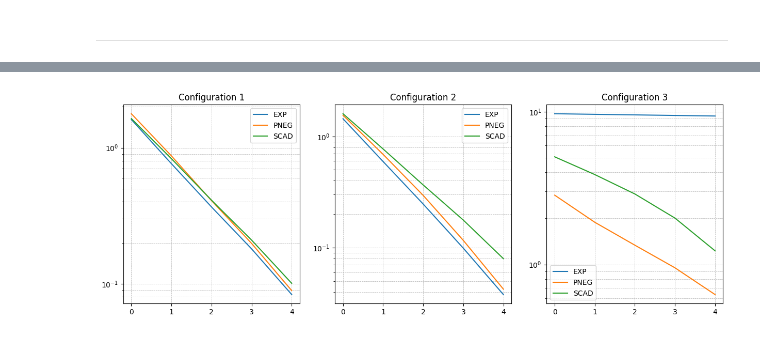
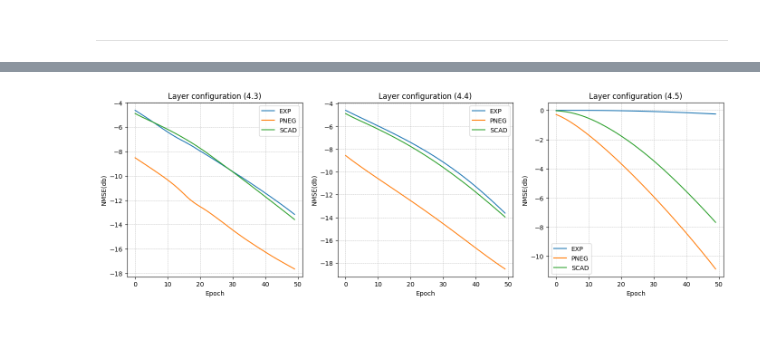
Before and after one commit to LeoDiNino97/NonconvexSparseLearningUnrolledSCA, a Jupyter notebook: experiments/ablation_L2O_DCISTA/Ablation_study.ipynb, the cells around one changed output, grey strips where cells are left out. Cells and saved outputs as stored; diff of their text form; code cells hidden in the pictures.

```diff
--- a/experiments/ablation_L2O_DCISTA/Ablation_study.ipynb
+++ b/experiments/ablation_L2O_DCISTA/Ablation_study.ipynb
@@ -398,7 +457,7 @@ test_losses = {
 
 inference_errs = {
     c: {
-        m: np.zeros((SIMS, experiment_2['LAYERS']))
+        m: torch.zeros((SIMS, experiment_2['LAYERS']))
         for m in modes}
     for c in confs
 }
@@ -441,7 +500,7 @@ for m in tqdm(range(SIMS)):
 
             model = NCS_Net(torch.clone(A_), mode, conf, lambd = 1, T = experiment_2['LAYERS'])
             test_losses[conf][mode][m,:] = train(model, train_set, test_set, num_epochs=global_params['NUM_EPOCHS'], verbose=False)
-            inference_errs[conf][mode][m,:] = INFERENCE(model, test_set)
+            inference_errs[conf][mode][m,:] = model.compute_nmse_inference(test_set)
 # %%
 with open('test_loss_experiment_2.pkl', 'wb') as handle:
     pickle.dump(test_losses, handle, protocol=pickle.HIGHEST_PROTOCOL)
@@ -531,14 +596,14 @@ with open('inference_errs_experiment_2.pkl', 'rb') as file:
 # %%
-fig, axes = plt.subplots(1, 3, figsize=(15, 5))
+fig, axes = plt.subplots(1, 3, figsize=(17, 5))
 
 for c in confs:
 
     for m in modes:
-        axes[c-1].set_title(f"Configuration {c}")
+        axes[c-1].set_title(f"Layer configuration (4.{c+2})")
         axes[c-1].plot(np.mean(test_loss_experiment_1[c][m][~np.isnan(test_loss_experiment_1[c][m]).any(axis=1)], axis = 0), label = f'{m}')
         axes[c-1].legend()
+        axes[c-1].grid(True, which="both", ls="--", linewidth=0.5)
 
-        axes[c-1].legend()
-        axes[c-1].set_yscale('log')
-        axes[c-1].grid(True, which="both", ls="--", linewidth=0.5)
+        axes[c-1].set_ylabel('NMSE(db)')
+        axes[c-1].set_xlabel('Epoch')
 # %% [output]
@@ -545,0 +611,16 @@ for c in confs:
+# %%
+fig, axes = plt.subplots(1, 3, figsize=(17, 5))
+
+for c in confs:
+
+    for m in modes:
+
+        axes[c-1].set_title(f"Layer configuration (4.{c+2})")
+        axes[c-1].plot(torch.mean(inference_errs_experiment_1[c][m][~np.isnan(inference_errs_experiment_1[c][m]).any(axis=1)], axis = 0), label = f'{m}')
+
+        axes[c-1].legend()
+        axes[c-1].grid(True, which="both", ls="--", linewidth=0.5)
+
+        axes[c-1].set_xticks(range(experiment_1['LAYERS']))
+        axes[c-1].set_ylabel('NMSE(db)')
+        axes[c-1].set_xlabel('Layer')
@@ -546,15 +629,15 @@ for c in confs:
 # %%
-fig, axes = plt.subplots(1, 3, figsize=(15, 5))
+fig, axes = plt.subplots(1, 3, figsize=(17, 5))
 
 for c in confs:
 
     for m in modes:
+        axes[c-1].set_title(f"Layer configuration (4.{c+2})")
+        axes[c-1].plot(np.mean(test_loss_experiment_2[c][m][~np.isnan(test_loss_experiment_2[c][m]).any(axis=1)], axis = 0), label = f'{m}')
+        axes[c-1].legend()
+        axes[c-1].grid(True, which="both", ls="--", linewidth=0.5)
 
-        axes[c-1].set_title(f"Configuration {c}")
-        axes[c-1].plot(np.mean(inference_errs_experiment_1[c][m][~np.isnan(inference_errs_experiment_1[c][m]).any(axis=1)], axis = 0), label = f'{m}')
-
-        axes[c-1].legend()
-        axes[c-1].set_yscale('log')
-        axes[c-1].grid(True, which="both", ls="--", linewidth=0.5)
+        axes[c-1].set_ylabel('NMSE(db)')
+        axes[c-1].set_xlabel('Epoch')
 # %% [output]
-[figure, old version]
+[figure, new version]
```
Also changed, not shown: parts of 13 cells of this notebook, 11 other files.
